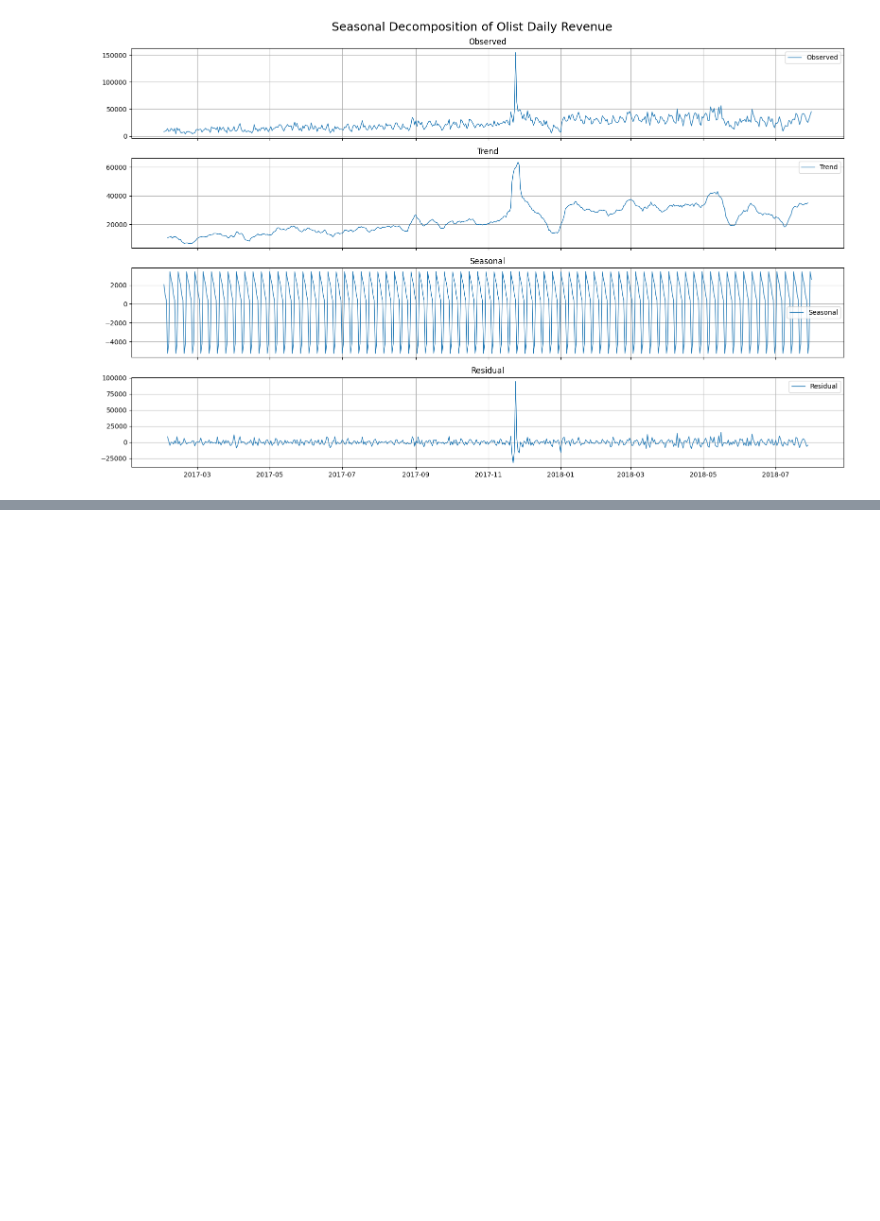
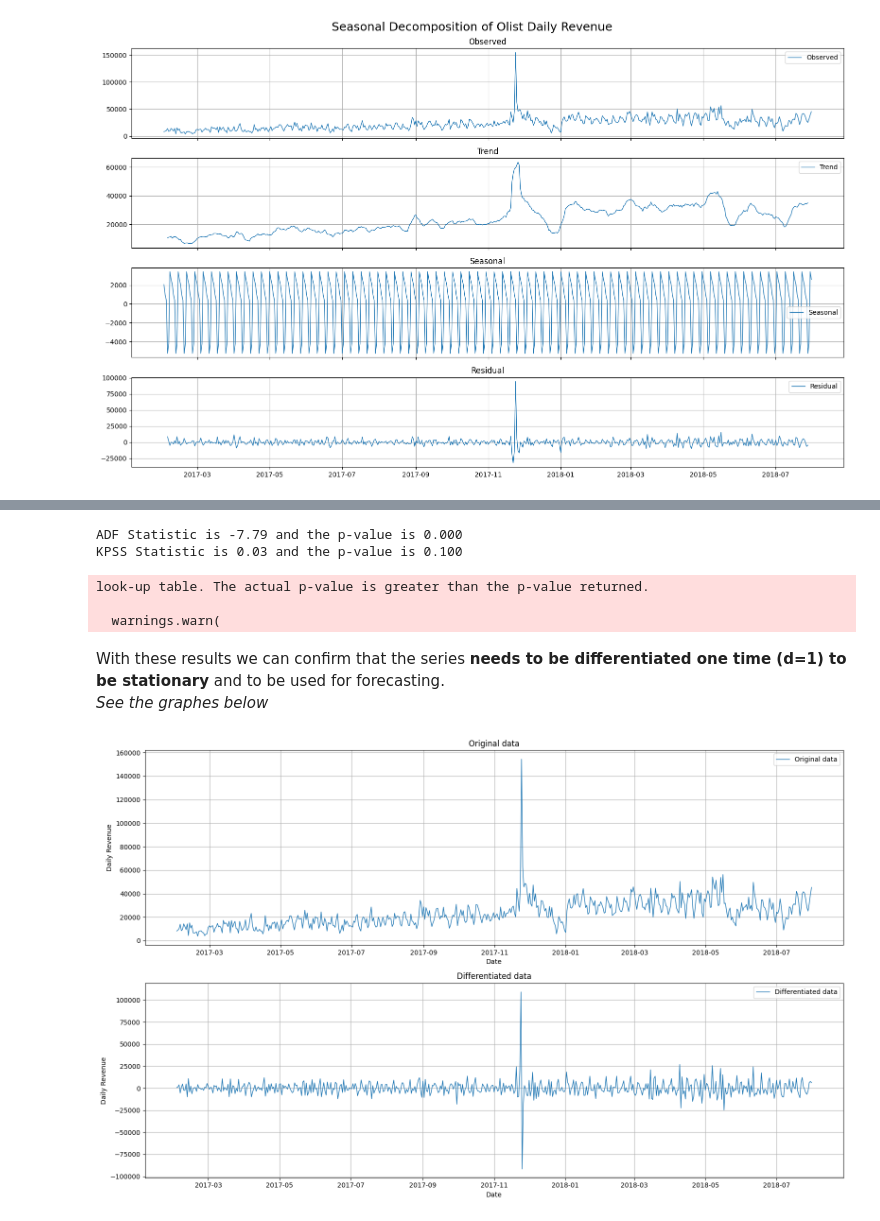
Before and after one commit to Romaric1209/Olist, a Jupyter notebook: Data Analysis Income, Costs and Prediction.ipynb, the cells around one changed output, grey strips where cells are left out. Cells and saved outputs as stored; diff of their text form; code cells hidden in the pictures; blank space fills up the shorter version.

```diff
--- a/Data Analysis Income, Costs and Prediction.ipynb
+++ b/Data Analysis Income, Costs and Prediction.ipynb
@@ -446,6 +469,6 @@ plt.show()
 # %%
 # Sort the index just to be safe
-daily_revenue = df_revenue.sort_index()
+daily_revenue = daily_revenue.sort_index()
 
 # Split the data
 df_train = daily_revenue['2017-02-01':'2018-07-31']
@@ -500,0 +583,41 @@ plt.show()
+# %%
+# ADF test on the differenciated data
+result = adfuller(df_train.diff().dropna())
+
+print(f'ADF Statistic is {result[0]:.2f} and the p-value is {result[1]:.3f}')
+
+# KPSS test on differenciated data
+result = kpss(df_train.diff().dropna())
+
+print(f'KPSS Statistic is {result[0]:.2f} and the p-value is {result[1]:.3f}')
+# %% [output]
+ADF Statistic is -7.79 and the p-value is 0.000
+KPSS Statistic is 0.03 and the p-value is 0.100
+look-up table. The actual p-value is greater than the p-value returned.
+
+  warnings.warn(
+# %% [markdown]
+With these results we can confirm that the series **needs to be differentiated one time (d=1) to be stationary** and to be used for forecasting.<br>
+*See the graphes below*
+# %%
+fig, axes = plt.subplots(2, 1, figsize=(16, 10))
+
+# Original data
+axes[0].plot(df_train, label='Original data', linewidth=1)
+axes[0].set_title('Original data')
+
+# Differentiated data
+axes[1].plot(df_train.diff(), label='Differentiated data', linewidth=1)
+axes[1].set_title('Differentiated data')
+
+# General plot formatting
+for ax in axes:
+    ax.set_ylabel('Daily Revenue')
+    ax.set_xlabel('Date')
+    ax.legend()
+    ax.grid(True)
+
+plt.tight_layout()
+plt.show()
+# %% [output]
+[figure, added]
```
Also changed, not shown: parts of 23 cells of this notebook.
